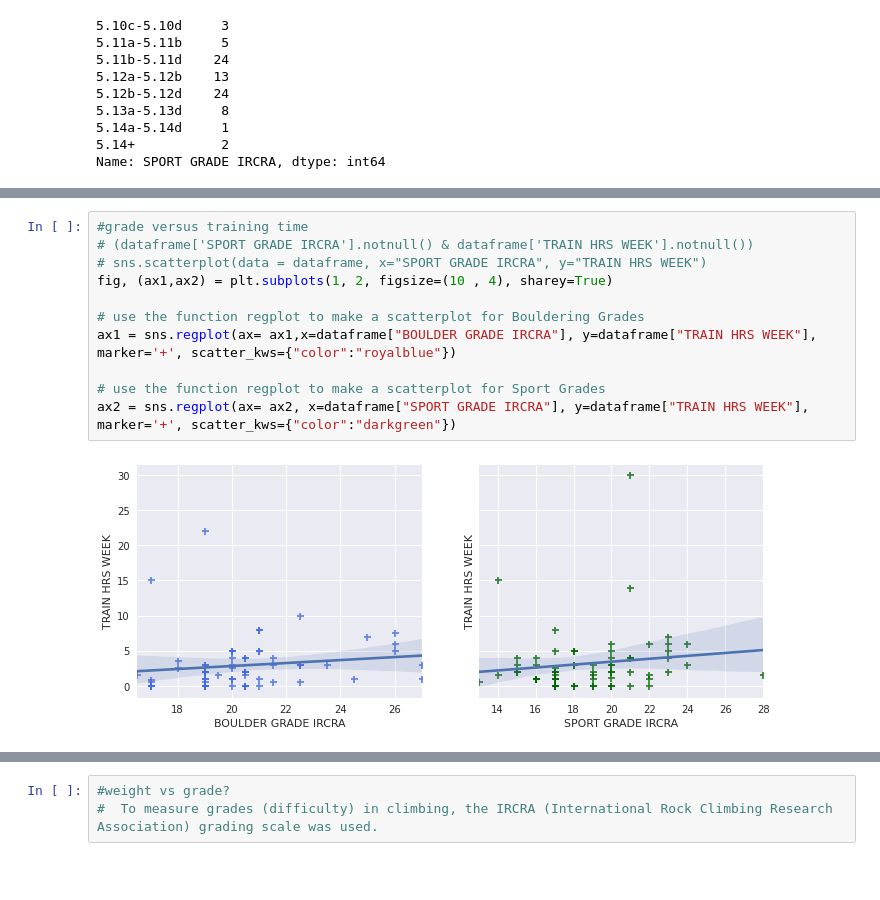
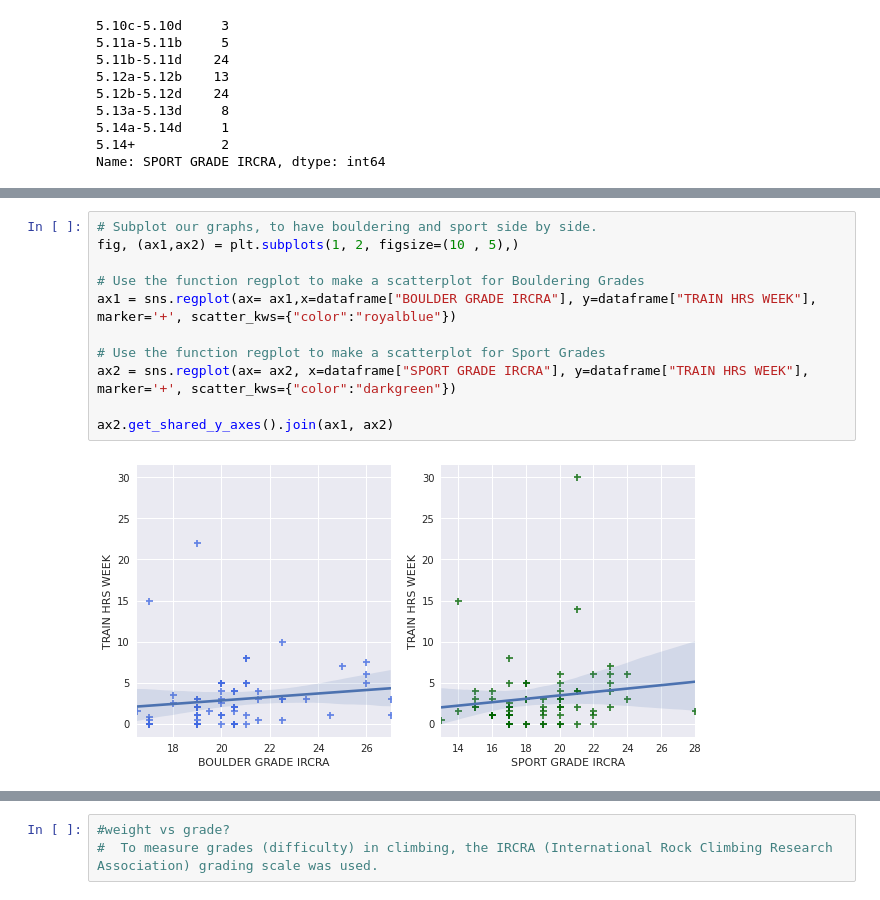
Before and after one commit to haokliao/Critical-Force-Visualization, a Jupyter notebook: EDA_002_notebook.ipynb, the cells around one changed output, grey strips where cells are left out. Drawn from its saved outputs; the diff is of its cells as text; blank space fills up the shorter version.

```diff
--- a/EDA_002_notebook.ipynb
+++ b/EDA_002_notebook.ipynb
@@ -105,15 +119,15 @@ Text(0, 0.5, 'Yosemite Decimal scale')
 # %%
-#grade versus training time
-# (dataframe['SPORT GRADE IRCRA'].notnull() & dataframe['TRAIN HRS WEEK'].notnull())
-# sns.scatterplot(data = dataframe, x="SPORT GRADE IRCRA", y="TRAIN HRS WEEK")
-fig, (ax1,ax2) = plt.subplots(1, 2, figsize=(10 , 4), sharey=True)
+# Subplot our graphs, to have bouldering and sport side by side.
+fig, (ax1,ax2) = plt.subplots(1, 2, figsize=(10 , 5),)
 
-# use the function regplot to make a scatterplot for Bouldering Grades
+# Use the function regplot to make a scatterplot for Bouldering Grades
 ax1 = sns.regplot(ax= ax1,x=dataframe["BOULDER GRADE IRCRA"], y=dataframe["TRAIN HRS WEEK"], marker='+', scatter_kws={"color":"royalblue"})
 
-# use the function regplot to make a scatterplot for Sport Grades
+# Use the function regplot to make a scatterplot for Sport Grades
 ax2 = sns.regplot(ax= ax2, x=dataframe["SPORT GRADE IRCRA"], y=dataframe["TRAIN HRS WEEK"], marker='+', scatter_kws={"color":"darkgreen"})
+
+ax2.get_shared_y_axes().join(ax1, ax2)
 # %% [output]
-[figure, old version]
+[figure, new version]
 # %%
 #peak force vs grade
```
Also changed, not shown: parts of 17 cells of this notebook, 1 other file.
